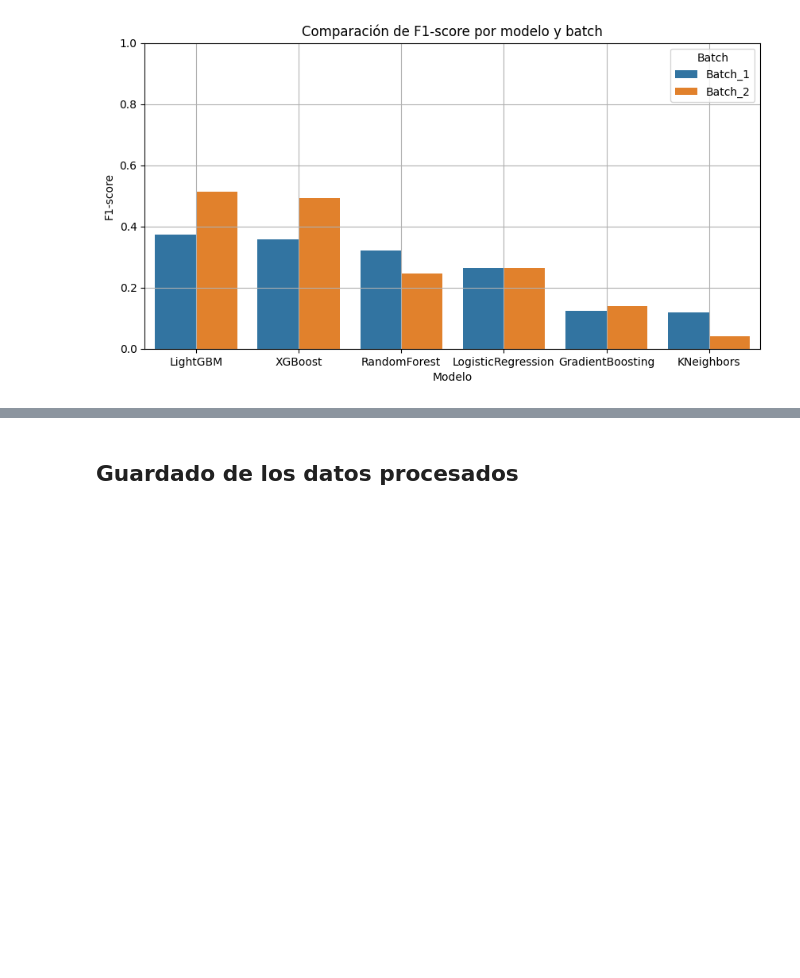
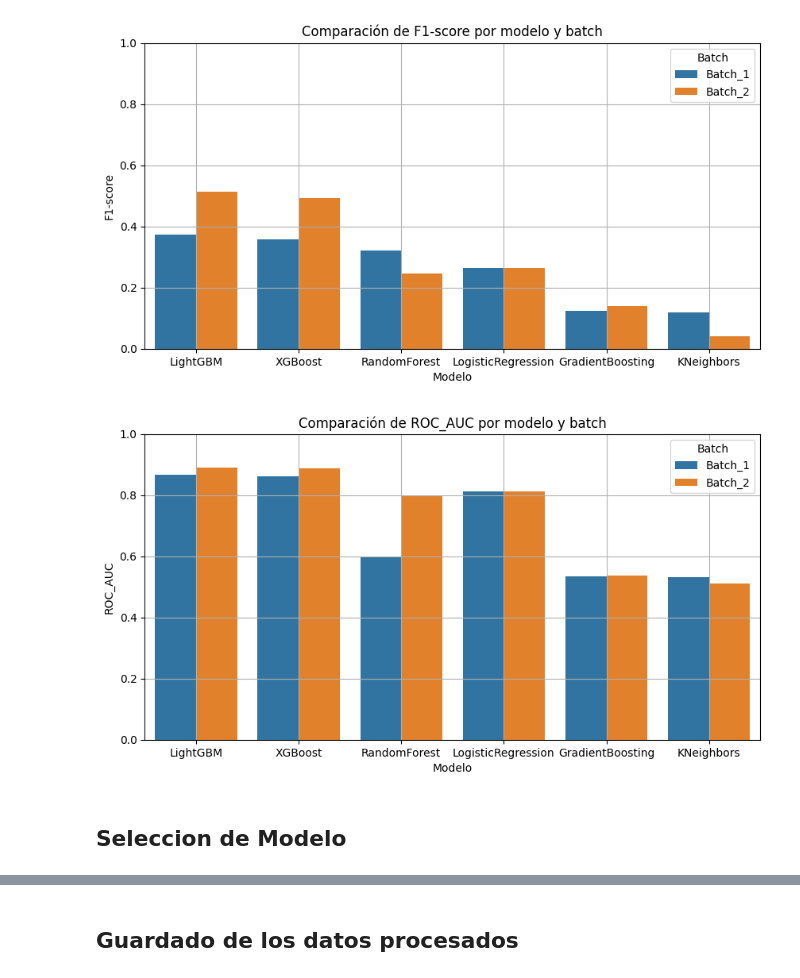
Before and after one commit to jmf-uniandes/pre-training, a Jupyter notebook: notebooks/03_preprocessing.ipynb, the cells around one changed output, grey strips where cells are left out. Cells and saved outputs as stored; diff of their text form; code cells hidden in the pictures; blank space fills up the shorter version.

```diff
--- a/notebooks/03_preprocessing.ipynb
+++ b/notebooks/03_preprocessing.ipynb
@@ -401,3 +550,15 @@ plt.grid(True)
 plt.show()
 # %% [output]
 [figure]
+# %%
+plt.figure(figsize=(10,5))
+sns.barplot(data=df_resultados, x="Modelo", y="ROC_AUC", hue="Batch")
+plt.title("Comparación de ROC_AUC por modelo y batch")
+plt.ylabel("ROC_AUC")
+plt.ylim(0,1)
+plt.grid(True)
+plt.show()
+# %% [output]
+[figure, added]
+# %% [markdown]
+## Seleccion de Modelo
```
Also changed, not shown: parts of 34 cells of this notebook, 9 other files.
